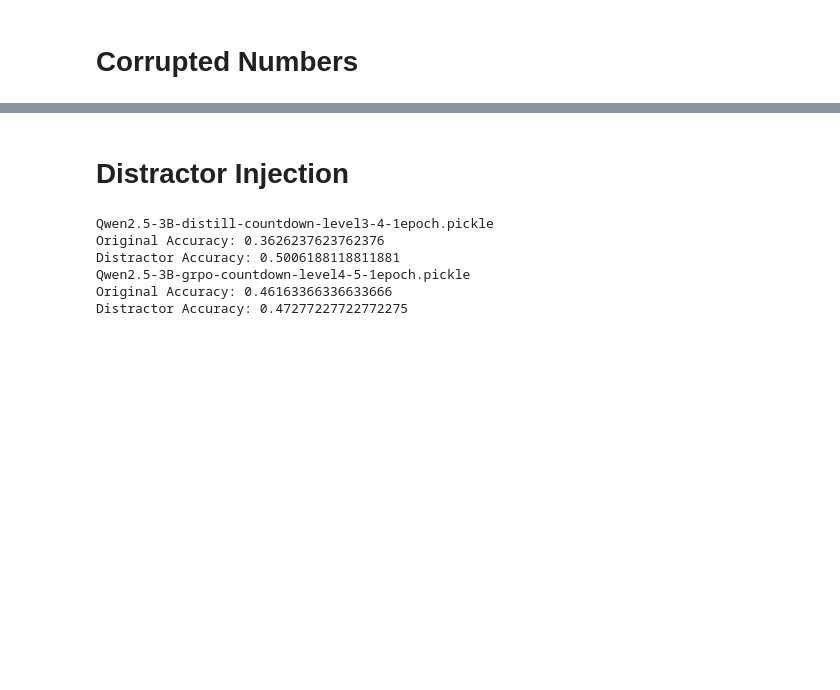
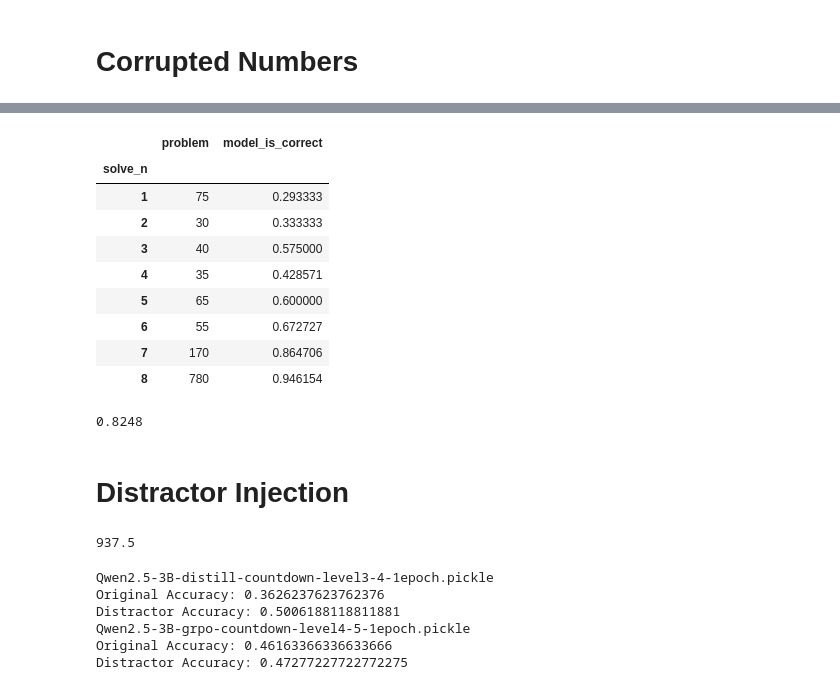
Before and after one commit to Aochong-Li/perturb-r, a Jupyter notebook: notebook/math/benchmark_eval.ipynb, the cells around one changed output, grey strips where cells are left out. Saved outputs shown, nothing was run; the diff lists cells and outputs as text; code cells hidden in the pictures; blank space fills up the shorter version.

```diff
--- a/notebook/math/benchmark_eval.ipynb
+++ b/notebook/math/benchmark_eval.ipynb
@@ -503,0 +372,7 @@ Name: count, dtype: int64
+# %%
+root = "./results/allmath/corrupt_numbers_fixed_window//"
+for fname in os.listdir(root):
+    if 'model_judge' not in fname:
+        print(fname)
+        df = pd.read_pickle(os.path.join(root, fname))
+        print(f"Accuracy: {df['model_is_correct'].mean()}")
@@ -504,2 +397,26 @@ Name: count, dtype: int64
+# %%
+df = pd.read_pickle(os.path.join(root, 'Qwen3-32B.pickle'))
+
+example = df[df['model_is_correct']==False].sample(n=1).iloc[0]
+gt = example['solution']
+res = example['post_corruption_response']
+prompt = example['prompt']
+# %%
+df.groupby('solve_n').agg({'problem': 'count', 'model_is_correct': 'mean'})
+# %% [output]
+|  | problem | model_is_correct |
+| solve_n |  |  |
+| 1 | 75 | 0.293333 |
+| 2 | 30 | 0.333333 |
+| 3 | 40 | 0.575000 |
+| 4 | 35 | 0.428571 |
+| 5 | 65 | 0.600000 |
+| 6 | 55 | 0.672727 |
+| 7 | 170 | 0.864706 |
+| 8 | 780 | 0.946154 |
+# %%
+df['model_is_correct'].mean()
+# %% [output]
+0.8248
 # %% [markdown]
 # Distractor Injection
@@ -506 +426,5 @@ Name: count, dtype: int64
+# %%
+len(df)/ 4
+# %% [output]
+937.5
 # %%
```
Also changed, not shown: parts of 41 cells of this notebook, 13 other files.
